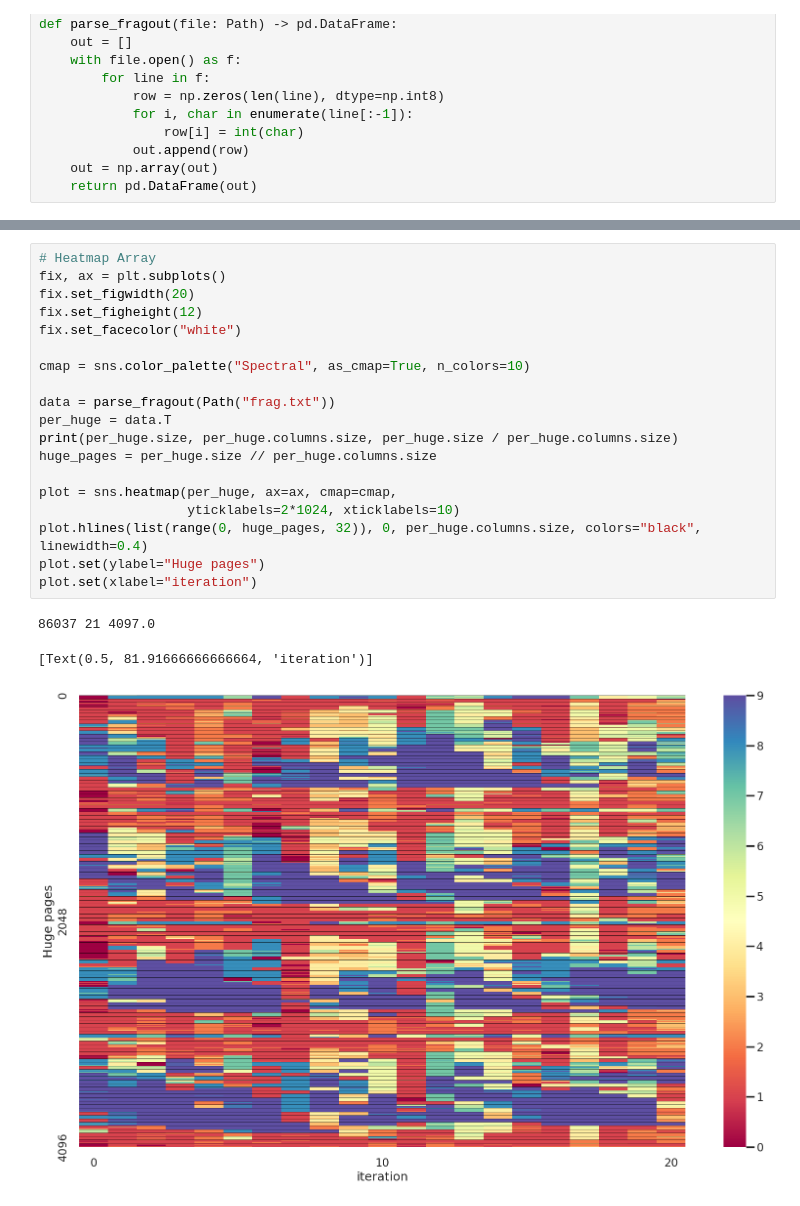
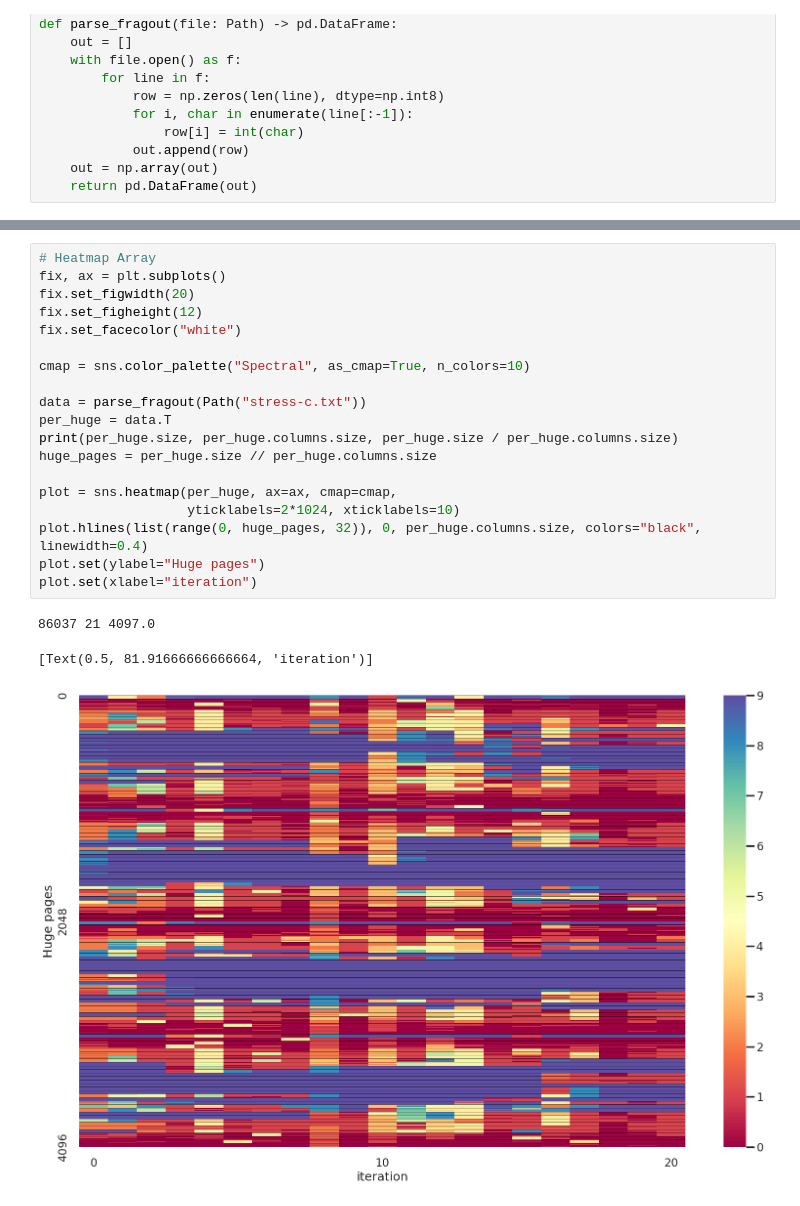
Before and after one commit to luhsra/llfree-rs, a Jupyter notebook: results/frag.ipynb, the cells around one changed output, grey strips where cells are left out. Saved outputs shown, nothing was run; the diff lists cells and outputs as text.

```diff
--- a/results/frag.ipynb
+++ b/results/frag.ipynb
@@ -124,24 +124,24 @@ plot.set(xlabel="iteration")
 # %%
 # Heatmap Array
 fix, ax = plt.subplots()
 fix.set_figwidth(20)
 fix.set_figheight(12)
 fix.set_facecolor("white")
 
 cmap = sns.color_palette("Spectral", as_cmap=True, n_colors=10)
 
-data = parse_fragout(Path("frag.txt"))
+data = parse_fragout(Path("stress-c.txt"))
 per_huge = data.T
 print(per_huge.size, per_huge.columns.size, per_huge.size / per_huge.columns.size)
 huge_pages = per_huge.size // per_huge.columns.size
 
 plot = sns.heatmap(per_huge, ax=ax, cmap=cmap,
                    yticklabels=2*1024, xticklabels=10)
 plot.hlines(list(range(0, huge_pages, 32)), 0, per_huge.columns.size, colors="black", linewidth=0.4)
 plot.set(ylabel="Huge pages")
 plot.set(xlabel="iteration")
 # %% [output]
 86037 21 4097.0
 [Text(0.5, 81.91666666666664, 'iteration')]
-[figure, old version]
+[figure, new version]
 # %%
```
Also changed, not shown: parts of 7 cells of this notebook, 3 other files.
